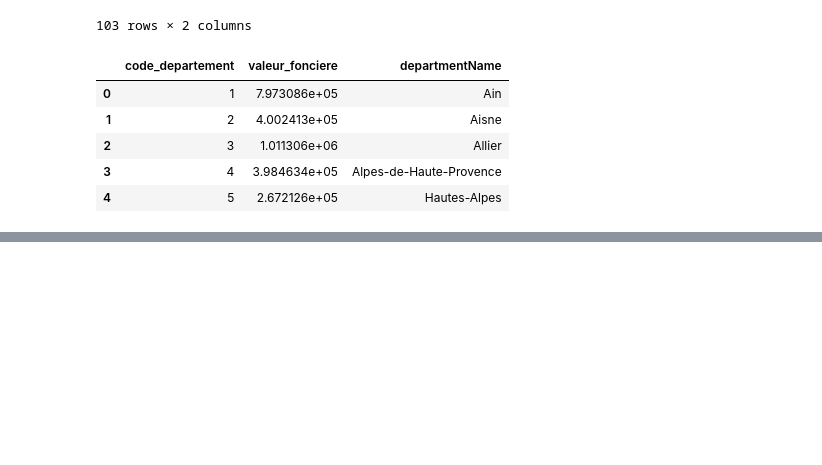
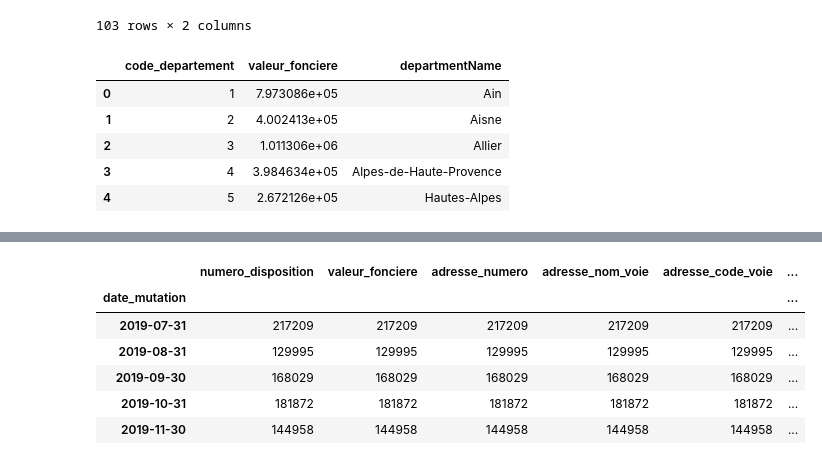
Before and after one commit to MohamedAziz-Khezami/French_House, a Jupyter notebook: dataframes.ipynb, the cells around one changed output, grey strips where cells are left out. Drawn from its saved outputs; the diff is of its cells as text; code cells hidden in the pictures; blank space fills up the shorter version.

```diff
--- a/dataframes.ipynb
+++ b/dataframes.ipynb
@@ -845,0 +849,3 @@ df_commercial.to_csv('commercial_bar.csv', index=False)
+# %%
+df = pd.read_csv('database/train.csv')
+df.head( )
@@ -845,0 +859,13 @@ df_commercial.to_csv('commercial_bar.csv', index=False)
+# %%
+df['date_mutation'] = pd.to_datetime(df['date_mutation'])  # Ensure the column is datetime
+# %%
+dff = df.groupby(pd.Grouper(key='date_mutation', freq='ME')).count()
+dff.head()
+# %% [output]
+|  | numero_disposition | valeur_fonciere | adresse_numero | adresse_nom_voie | adresse_code_voie | ... |
+| date_mutation |  |  |  |  |  | ... |
+| 2019-07-31 | 217209 | 217209 | 217209 | 217209 | 217209 | ... |
+| 2019-08-31 | 129995 | 129995 | 129995 | 129995 | 129995 | ... |
+| 2019-09-30 | 168029 | 168029 | 168029 | 168029 | 168029 | ... |
+| 2019-10-31 | 181872 | 181872 | 181872 | 181872 | 181872 | ... |
+| 2019-11-30 | 144958 | 144958 | 144958 | 144958 | 144958 | ... |
```
Also changed, not shown: parts of 32 cells of this notebook, 6 other files.
